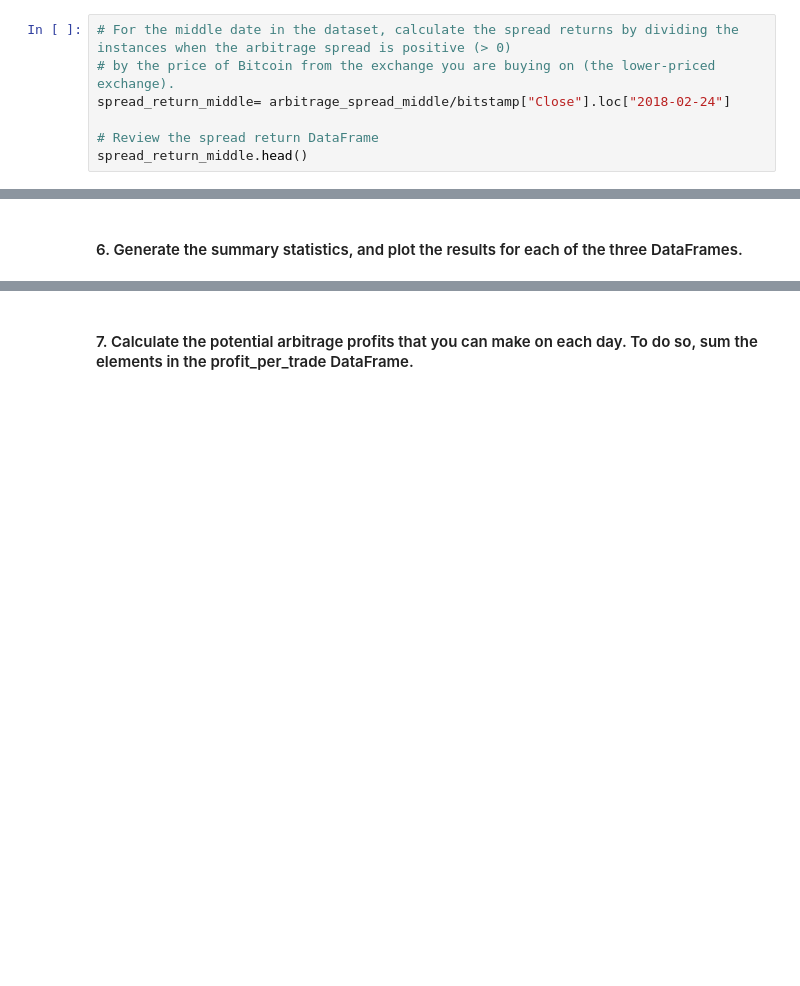
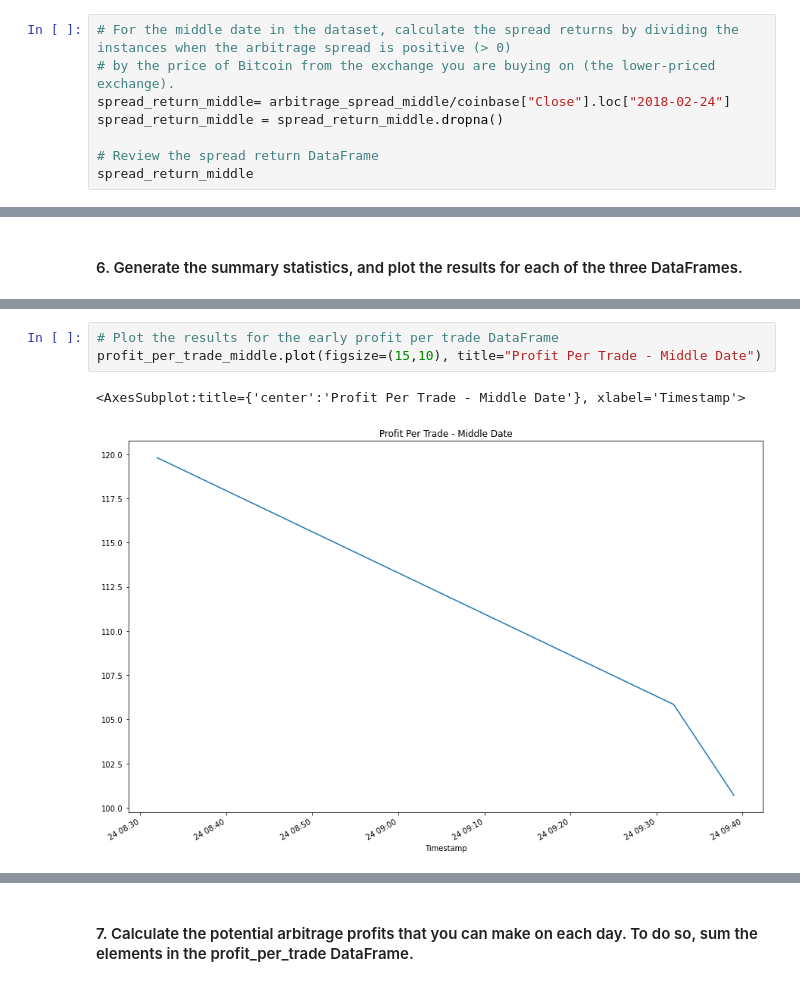
Before and after one commit to SebSand/Arbitrage_Analysis, a Jupyter notebook: crypto_arbitrage.ipynb, the cells around one changed output, grey strips where cells are left out. Drawn from its saved outputs; the diff is of its cells as text; blank space fills up the shorter version.

```diff
--- a/crypto_arbitrage.ipynb
+++ b/crypto_arbitrage.ipynb
@@ -419,7 +478,8 @@ spread_return_early.head()
 # %%
 # For the middle date in the dataset, calculate the spread returns by dividing the instances when the arbitrage spread is positive (> 0)
 # by the price of Bitcoin from the exchange you are buying on (the lower-priced exchange).
-spread_return_middle= arbitrage_spread_middle/bitstamp["Close"].loc["2018-02-24"]
+spread_return_middle= arbitrage_spread_middle/coinbase["Close"].loc["2018-02-24"]
+spread_return_middle = spread_return_middle.dropna()
 
 # Review the spread return DataFrame
-spread_return_middle.head()
+spread_return_middle
@@ -505,0 +678,6 @@ profit_per_trade_early.plot(figsize=(15,10), title="Profit Per Trade - Early Dat
+# %%
+# Plot the results for the early profit per trade DataFrame
+profit_per_trade_middle.plot(figsize=(15,10), title="Profit Per Trade - Middle Date")
+# %% [output]
+<AxesSubplot:title={'center':'Profit Per Trade - Middle Date'}, xlabel='Timestamp'>
+[figure, added]
```
Also changed, not shown: parts of 32 cells of this notebook.
